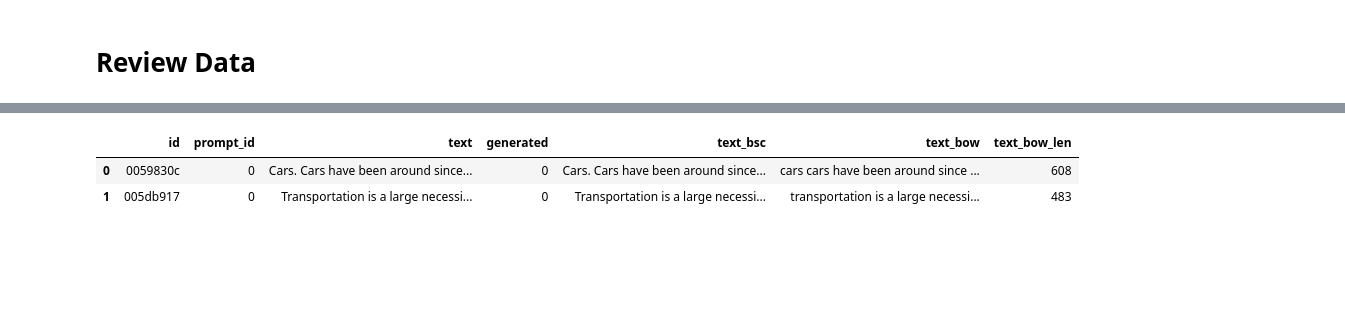
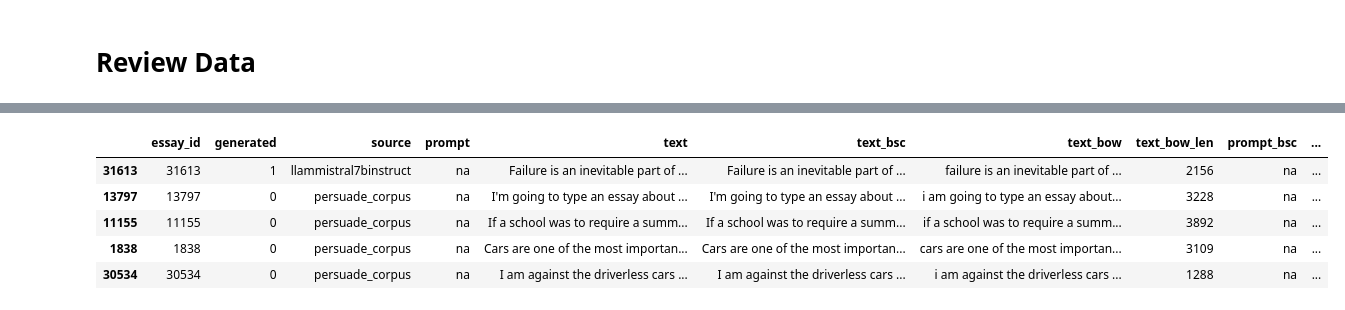
Before and after one commit to seahrh/kaggle-detect-ai-generated-text-2023, a Jupyter notebook: 10_preprocess.ipynb, the cells around one changed output, grey strips where cells are left out. Cells and saved outputs as stored; diff of their text form; code cells hidden in the pictures; blank space fills up the shorter version.

```diff
--- a/10_preprocess.ipynb
+++ b/10_preprocess.ipynb
@@ -84,8 +124,8 @@ memory usage: 196.0+ bytes
 # %% [markdown]
 # Preprocess Text
 # %%
-bsc = BasicPreprocessor()
-bow = BowPreprocessor()
+bsc = pen.BasicPreprocessor()
+bow = pen.BowPreprocessor()
 
 def preprocess_bsc(col) -> Callable:
     def fn(row) -> str:
@@ -120,4 +161,4 @@ text
 # %%
-#more = len(df)
-#df = df.drop_duplicates(["prompt_id", "text_bow"], ignore_index=True)
-#print(f"{more - len(df)} rows dropped: duplicates")
+more = len(df)
+df = df.drop_duplicates(["text_bow"], ignore_index=True)
+print(f"{more - len(df)} rows dropped: duplicates")
@@ -123,0 +167,4 @@ text
+# %%
+more = len(df)
+df = df[(df["text_bow_len"]>=min_len) & (df["text_bow_len"]<=max_len)].copy()
+print(f"{more - len(df)} rows dropped: duplicates")
@@ -124,6 +173,12 @@ text
 # %% [markdown]
 # Review Data
 # %%
-edf.info()
+df = df.reset_index(drop=True)
+df = df.drop(columns=["id"])
+df["essay_id"] = df.index
+cols = list(df.columns)
+cols = [cols[-1]] + cols[:-1]
+df = df[cols]
+df.info()
 # %% [output]
 <class 'pandas.core.frame.DataFrame'>
@@ -163,6 +267,9 @@ edf.describe(percentiles=percentiles)
 # %%
-edf.head(2)
+df.sample(5).head()
 # %% [output]
-|  | id | prompt_id | text | generated | text_bsc | text_bow | text_bow_len |
-| 0 | 0059830c | 0 | Cars. Cars have been around since... | 0 | Cars. Cars have been around since... | cars cars have been around since ... | 608 |
-| 1 | 005db917 | 0 | Transportation is a large necessi... | 0 | Transportation is a large necessi... | transportation is a large necessi... | 483 |
+|  | essay_id | generated | source | prompt | text | text_bsc | text_bow | text_bow_len | prompt_bsc | ... |
+| 31613 | 31613 | 1 | llammistral7binstruct | na | Failure is an inevitable part of ... | Failure is an inevitable part of ... | failure is an inevitable part of ... | 2156 | na | ... |
+| 13797 | 13797 | 0 | persuade_corpus | na | I'm going to type an essay about ... | I'm going to type an essay about ... | i am going to type an essay about... | 3228 | na | ... |
+| 11155 | 11155 | 0 | persuade_corpus | na | If a school was to require a summ... | If a school was to require a summ... | if a school was to require a summ... | 3892 | na | ... |
+| 1838 | 1838 | 0 | persuade_corpus | na | Cars are one of the most importan... | Cars are one of the most importan... | cars are one of the most importan... | 3109 | na | ... |
+| 30534 | 30534 | 0 | persuade_corpus | na | I am against the driverless cars ... | I am against the driverless cars ... | i am against the driverless cars ... | 1288 | na | ... |
```
Also changed, not shown: parts of 26 cells of this notebook, 2 other files.
